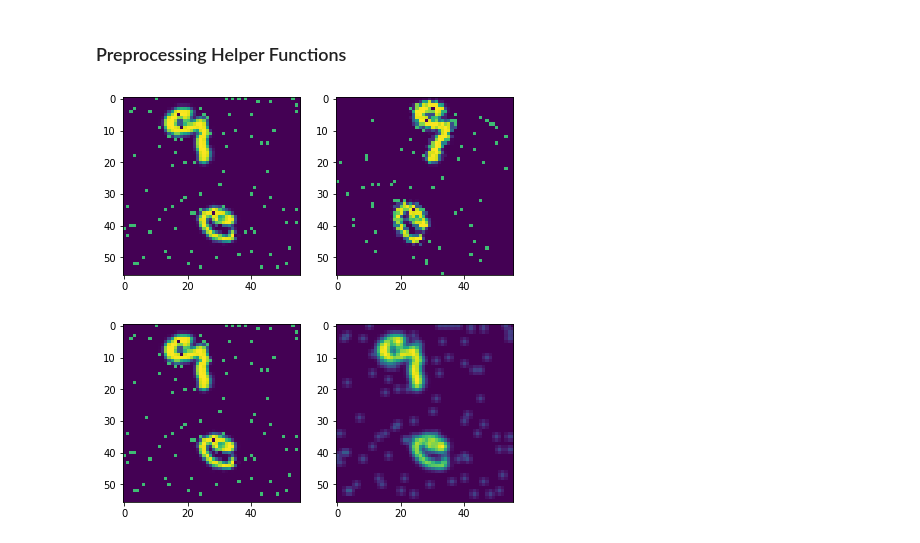
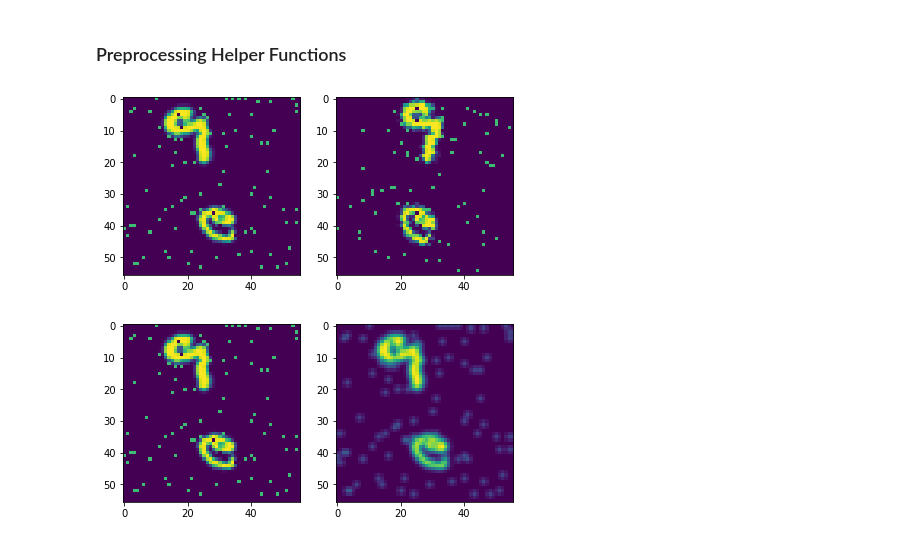
Before and after one commit to shubymao/comp551-p3, a Jupyter notebook: Project_3_Notebook.ipynb, the cells around one changed output. Cells and saved outputs as stored; diff of their text form; code cells hidden in the pictures.

```diff
--- a/Project_3_Notebook.ipynb
+++ b/Project_3_Notebook.ipynb
@@ -78,15 +78,15 @@ def img_grid(row,col,imgs):
     # plt.colorbar()
     plt.show()
 # %%
-def generate_random_rotation(image_tensor, rotate_angles=[-30,10]):
+def generate_rotation(image_tensor, rotate_angles=[-20,20]):
     outputs = []
     for angle in rotate_angles:
       outputs.append(TF.rotate(image_tensor, angle))
     return outputs
 
 sample_tensor = torch.from_numpy(training_data[0,None]).float()
 rotated_tensor = generate_random_rotation(sample_tensor)[0]
 img_grid(1,2,[sample_tensor[0],rotated_tensor[0]])
 # %% [output]
-[figure, old version]
+[figure, new version]
 # %%
```
Also changed, not shown: parts of 3 cells of this notebook.
